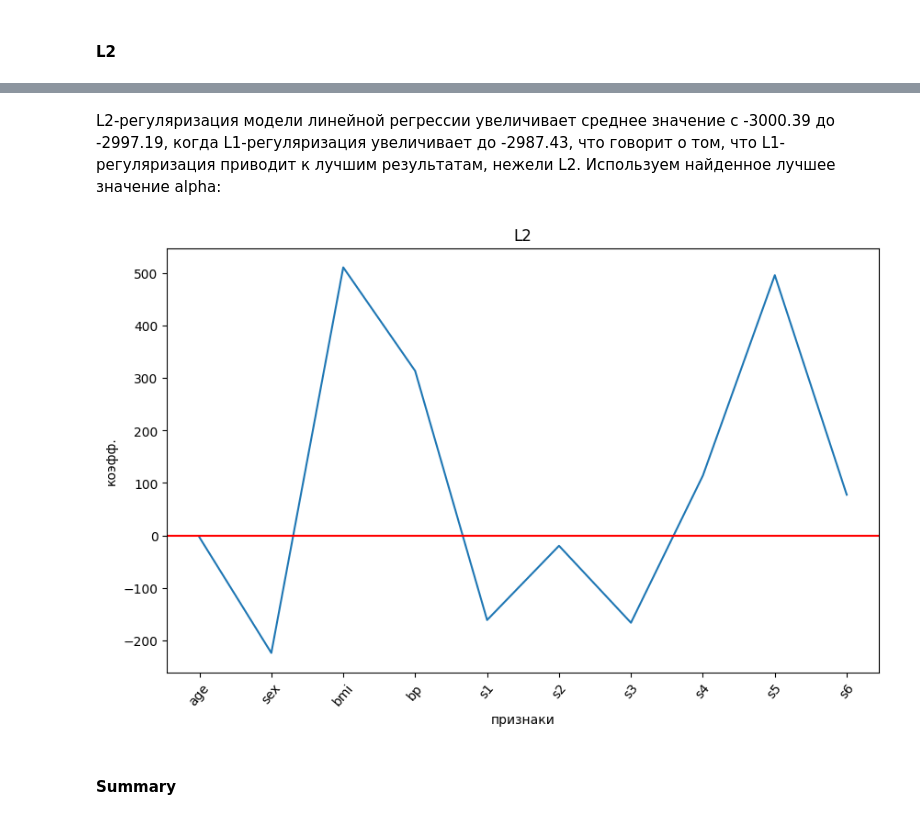
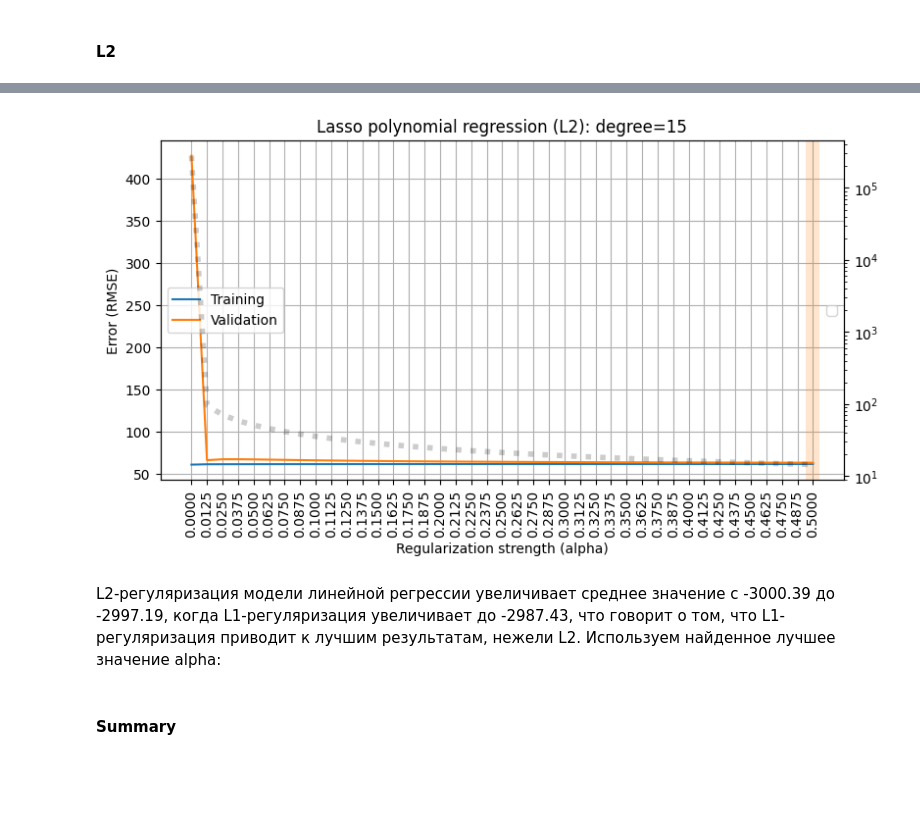
Before and after one commit to kri1mka/ml-intro, a Jupyter notebook: 4_overfitting_regularization/overfitting_regularization.ipynb, the cells around one changed output, grey strips where cells are left out. Drawn from its saved outputs; the diff is of its cells as text; code cells hidden in the pictures; blank space fills up the shorter version.

```diff
--- a/4_overfitting_regularization/overfitting_regularization.ipynb
+++ b/4_overfitting_regularization/overfitting_regularization.ipynb
@@ -528,21 +513,27 @@ print('Метрика качества:', ridge.fit(X_diabetes, y_diabetes).best
+# %%
+rmse_train_l2, rmse_valid_l2 = [], []
+avg_coef_l2 = []
+for alpha in ALPHAS:
+    l2_results = cross_validate(make_model(degree=1, penalty='L2', alpha=alpha),
+                             X_diabetes_poly, y_diabetes, cv=5,
+                             return_estimator=True, return_train_score=True,
+                             scoring='neg_root_mean_squared_error')
+    rmse_train_l2.append(-np.mean(l2_results['train_score']))
+    rmse_valid_l2.append(-np.mean(l2_results['test_score']))
+    avg_coef_l2.append(
+        np.mean([
+            np.mean(np.abs(model['reg'].coef_))
+            for model in l2_results['estimator']
+        ]))
+
+plot_fitting_graph(ALPHAS, rmse_train_l2, rmse_valid_l2, custom_metric = avg_coef_l2,
+                   xlabel='Regularization strength (alpha)', ylabel='Error (RMSE)',
+                   title='Lasso polynomial regression (L2): degree=15')
+# %% [output]
+[figure, added]
 # %% [markdown]
 L2-регуляризация модели линейной регрессии увеличивает среднее значение с -3000.39 до -2997.19, когда L1-регуляризация увеличивает до -2987.43, что говорит о том, что L1-регуляризация приводит к лучшим результатам, нежели L2.
 Используем найденное лучшее значение alpha:
-# %%
-best_ridge_model = Ridge(alpha=0.04)
-
-best_ridge_coeffs = best_ridge_model.fit(X_diabetes, y_diabetes).coef_
-
-plt.figure(figsize = (10, 6))
-plt.plot(range(len(col_names)), best_ridge_coeffs)
-plt.axhline(0, color = 'red')
-plt.xticks(range(len(col_names)), col_names, rotation = 50)
-plt.title("L2")
-plt.ylabel("коэфф.")
-plt.xlabel("признаки")
-plt.show()
-# %% [output]
-[figure, removed]
 # %% [markdown]
 #### Summary
 # %%
```
Also changed, not shown: parts of 24 cells of this notebook.
